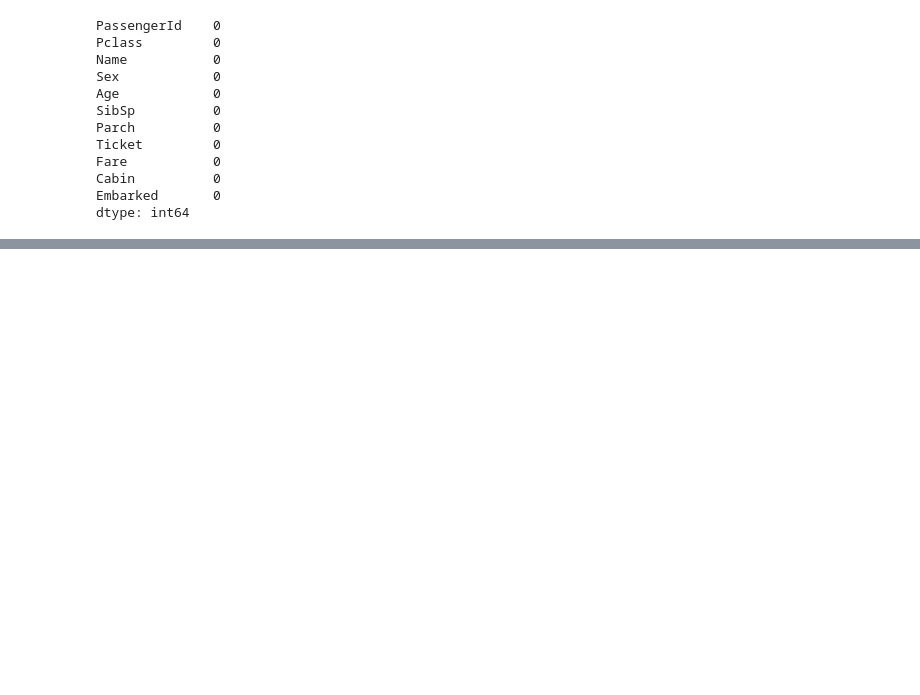
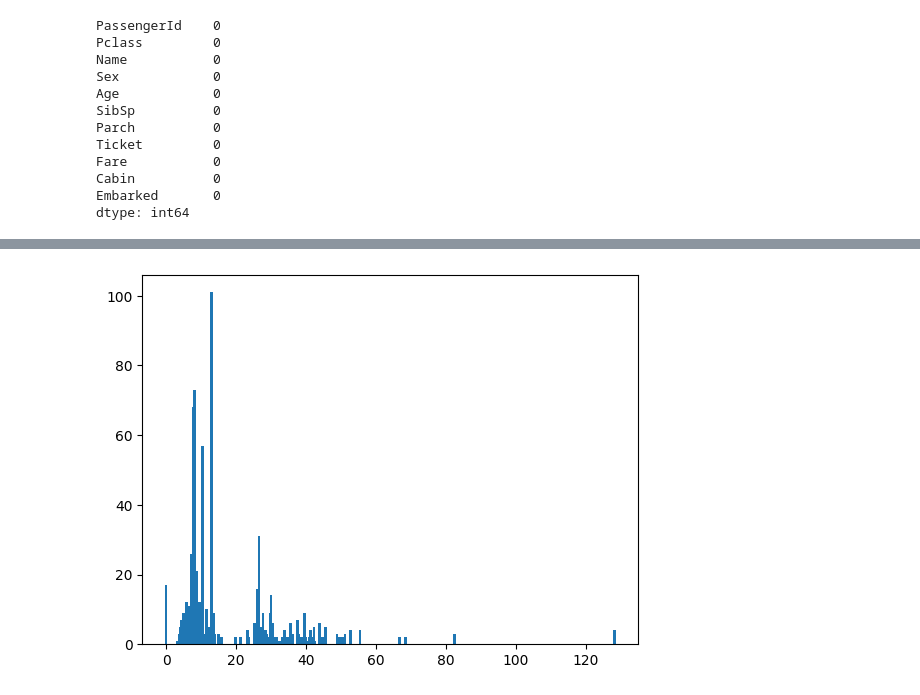
Before and after one commit to ayush-dhanker/titanic_survival_dataset, a Jupyter notebook: main.ipynb, the cells around one changed output, grey strips where cells are left out. Drawn from its saved outputs; the diff is of its cells as text; code cells hidden in the pictures; blank space fills up the shorter version.

```diff
--- a/main.ipynb
+++ b/main.ipynb
@@ -254,0 +290,3 @@ dtype: int64
+# %%
+combined_df=combined_df.drop(['Name'],axis=1)
+combined_df
@@ -254,0 +311,5 @@ dtype: int64
+# %%
+bins=np.array([10,20,30,40,50,60,70,80])
+
+combined_df['Age_bin']=pd.cut(combined_df['Age'],bins)
+combined_df.head()
@@ -254,0 +323,6 @@ dtype: int64
+# %%
+ticket_dict=dict(combined_df['Ticket'].value_counts())
+
+combined_df['tkt_count']=combined_df['Ticket'].map(ticket_dict)
+
+display(combined_df)
@@ -254,0 +343,3 @@ dtype: int64
+# %%
+combined_df['Fare_Per_Ticket']=combined_df['Fare']/combined_df['tkt_count']
+combined_df
@@ -254,0 +360,5 @@ dtype: int64
+# %%
+plt.bar(combined_df['Fare_Per_Ticket'].value_counts().index.values,combined_df['Fare_Per_Ticket'].value_counts())
+plt.show()
+# %% [output]
+[figure, added]
```
Also changed, not shown: parts of 12 cells of this notebook.
